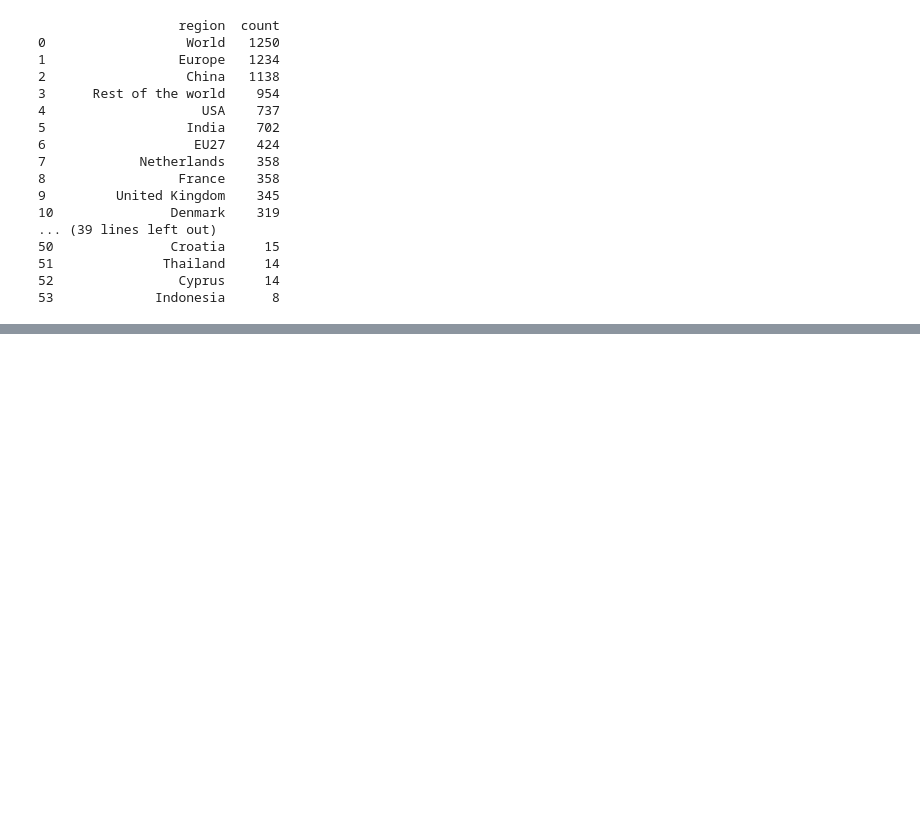
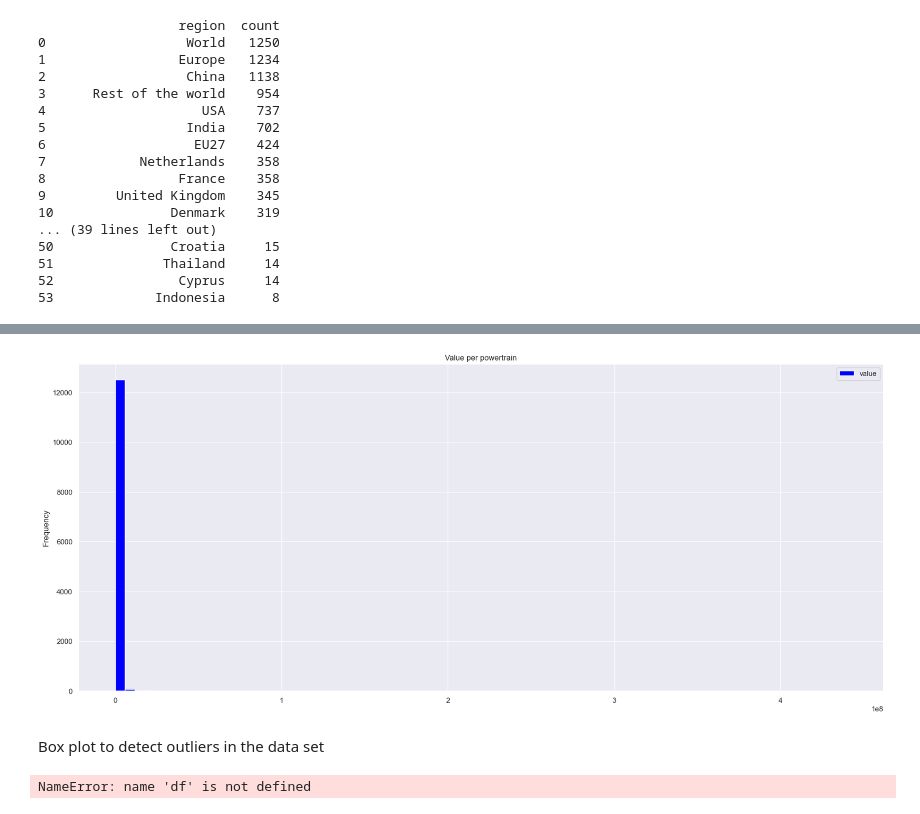
Before and after one commit to Emmanuel913-sketch/Global-Electric-Vehicle-sales-trends-from-2010-2024, a Jupyter notebook: jupyter_notebooks/visualisations.ipynb, the cells around one changed output, grey strips where cells are left out. Saved outputs shown, nothing was run; the diff lists cells and outputs as text; code cells hidden in the pictures; blank space fills up the shorter version.

```diff
--- a/jupyter_notebooks/visualisations.ipynb
+++ b/jupyter_notebooks/visualisations.ipynb
@@ -103,0 +145,12 @@ print(vehicle_count_per_region)
+# %%
+df.plot(kind='hist', y='value', bins=75, figsize=(22, 9), title='Value per powertrain', color='blue')
+plt.show()
+# %% [output]
+[figure, added]
+# %% [markdown]
+Box plot to detect outliers in the data set
+# %%
+df.plot(kind='box',y=['sepal_width'],figsize=(10,7))
+plt.show()
+# %% [output]
+NameError: name 'df' is not defined
```
Also changed, not shown: parts of 11 cells of this notebook.
